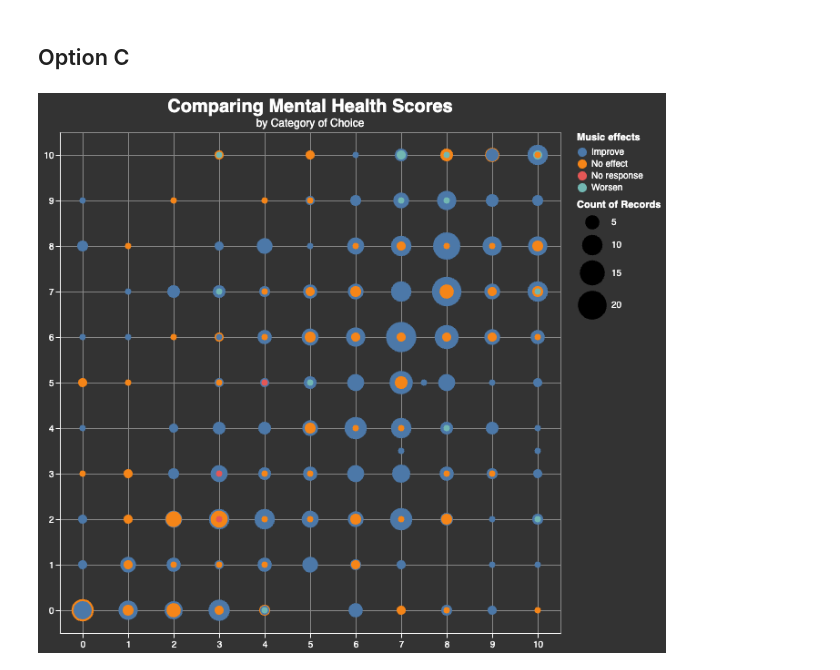
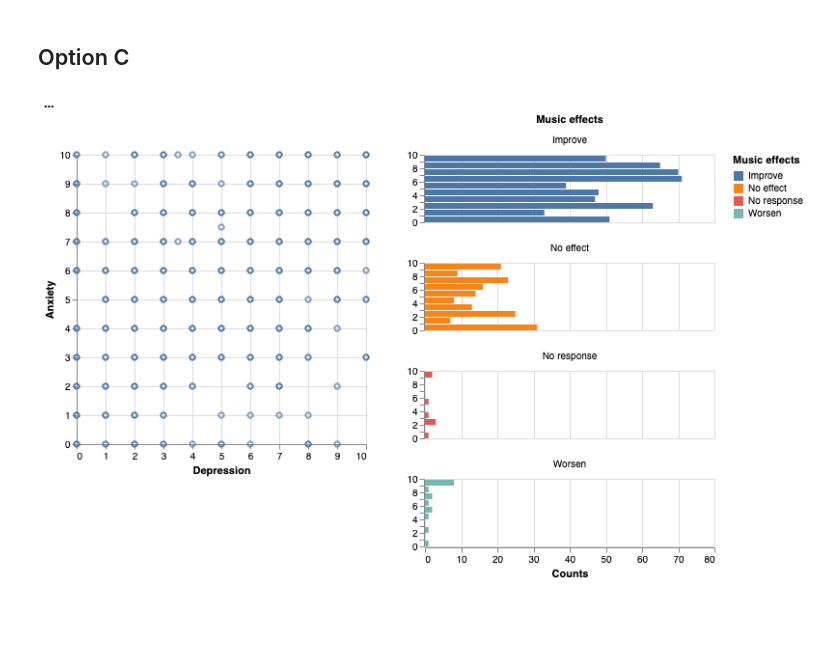
Before and after one commit to ubc-dsci320-2024w2/project-team_fabfour, a Jupyter notebook: ungraded/charts_Jessica.ipynb, the cells around one changed output. Drawn from its saved outputs; the diff is of its cells as text; code cells hidden in the pictures; blank space fills up the shorter version.

```diff
--- a/ungraded/charts_Jessica.ipynb
+++ b/ungraded/charts_Jessica.ipynb
@@ -403,7 +339,7 @@ ycol_param = alt.param(
 )
 
 # Chart
-alt.Chart(mxmh).mark_circle().encode(
+chart3c = alt.Chart(mxmh).mark_circle().encode(
     x=alt.X('x:Q', scale=alt.Scale(domain=[-0.5, 10.5])).title(''),
     y=alt.Y('y:Q', scale=alt.Scale(domain=[-0.5, 10.5])).title(""),
     color=alt.Color('Music effects:N'),
@@ -420,5 +356,31 @@ alt.Chart(mxmh).mark_circle().encode(
                              fontSize=20),
              width=550,
              height=550)
-# %% [output]
-[figure, removed]
+# %%
+brush = alt.selection_interval()
+# %%
+chart3di = (
+    alt.Chart(mxmh)
+    .mark_point()
+    .add_params(brush)
+    .encode(
+        alt.X("Depression"),
+        alt.Y("Anxiety"),
+        tooltip=["Age", "Depression", "Anxiety", "Insomnia", "OCD", "Music effects"],
+    )
+)
+
+chart3dii = (
+    alt.Chart(mxmh, height=70)
+    .mark_bar()
+    .encode(
+        alt.X("count()", title="Counts"),
+        alt.Y("Depression", bin=True, title=" "),
+        alt.Color("Music effects:N"),
+    )
+    .facet("Music effects", columns=1)
+).transform_filter(brush)
+
+(chart3di | chart3dii).properties(title="...")
+# %% [output]
+[figure, added]
```
Also changed, not shown: parts of 20 cells of this notebook.
